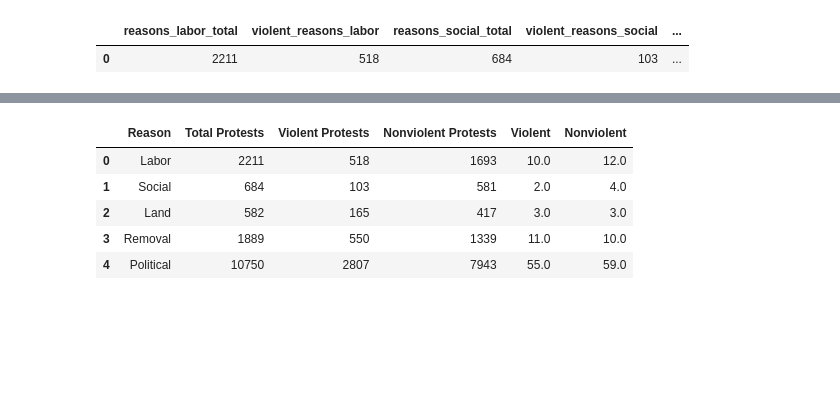
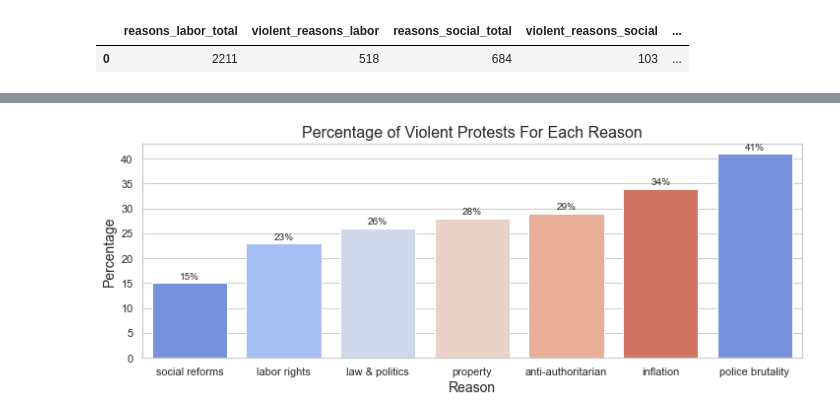
Before and after one commit to rainiwu/global-protests-analysis, a Jupyter notebook: Andrew.ipynb, the cells around one changed output, grey strips where cells are left out. Cells and saved outputs as stored; diff of their text form; code cells hidden in the pictures; blank space fills up the shorter version.

```diff
--- a/Andrew.ipynb
+++ b/Andrew.ipynb
@@ -6,7 +6,7 @@ import seaborn as sns
 sns.set()
 sns.set_context('talk')
 sns.set_theme(style = 'whitegrid')
-sns.set_palette('coolwarm')
+#sns.set_palette('coolwarm')
 import matplotlib.pyplot as plt
 from itertools import product
 # %%
@@ -69,16 +95,31 @@ total_nonviolent = df_reasons['Nonviolent Protests'].sum()
+# %%
+# Plotting dimensions
+fig_dims = (12, 4)
+fig, ax = plt.subplots(figsize = fig_dims)
+
+# Plotting
+palette = sns.color_palette('coolwarm')
+
+violence_plot = sns.barplot(x = 'Reason', y = 'Violent', data = df_per, ax = ax, palette = palette)
+
+for p in violence_plot.patches:
+    height = int(p.get_height())
+    ax.annotate('{}'.format(height) + '%', xy = (p.get_x() + p.get_width() / 2, height), xytext = (0, 2),
+                textcoords = 'offset points', ha = 'center', va = 'bottom')
+
+plt.xlabel('Reason', size = 14)
+plt.ylabel('Percentage', size = 14)
+plt.title('Percentage of Violent Protests For Each Reason', size = 16)
+
+None
+# %% [output]
+[figure, added]
 # %%
 # Calculates the percentage for violent and nonviolent protests
-for i in df_reasons.iterrows():
-    df_reasons['Violent'] = round((df_reasons['Violent Protests']/total_violent)*100)
-    df_reasons['Nonviolent'] = round((df_reasons['Nonviolent Protests']/total_nonviolent)*100)
-df_reasons.head()
+#for i in df_reasons.iterrows():
+#    df_reasons['Violent'] = round((df_reasons['Violent Protests']/total_violent)*100)
+#    df_reasons['Nonviolent'] = round((df_reasons['Nonviolent Protests']/total_nonviolent)*100)
+#df_reasons.head()
-# %% [output]
-|  | Reason | Total Protests | Violent Protests | Nonviolent Protests | Violent | Nonviolent |
-| 0 | Labor | 2211 | 518 | 1693 | 10.0 | 12.0 |
-| 1 | Social | 684 | 103 | 581 | 2.0 | 4.0 |
-| 2 | Land | 582 | 165 | 417 | 3.0 | 3.0 |
-| 3 | Removal | 1889 | 550 | 1339 | 11.0 | 10.0 |
-| 4 | Political | 10750 | 2807 | 7943 | 55.0 | 59.0 |
 # %%
 # Setup for first plot
 temp = df_reasons[['Reason', 'Nonviolent Protests', 'Violent Protests']]
```
Also changed, not shown: parts of 14 cells of this notebook.
